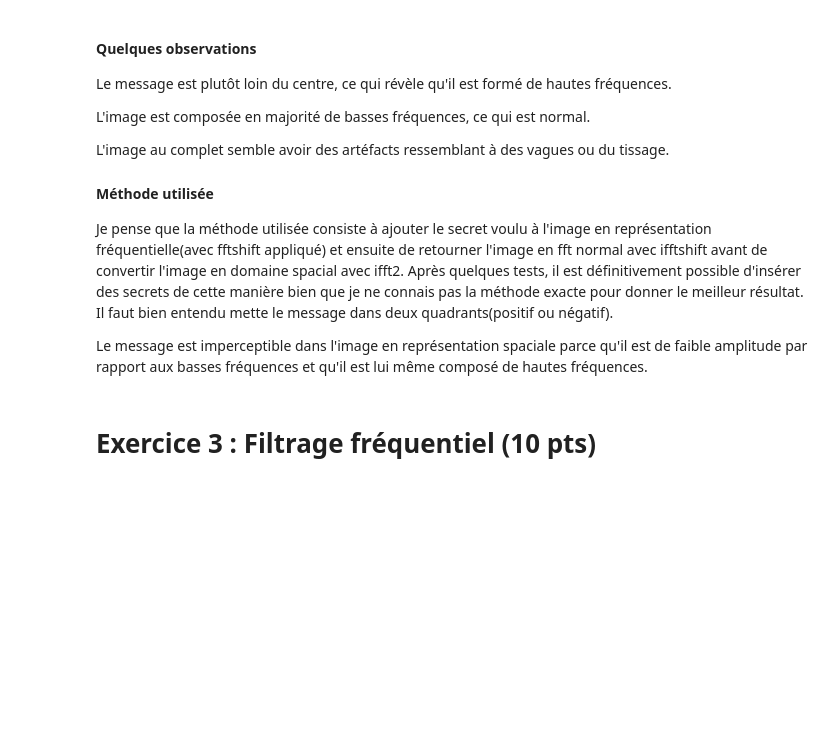
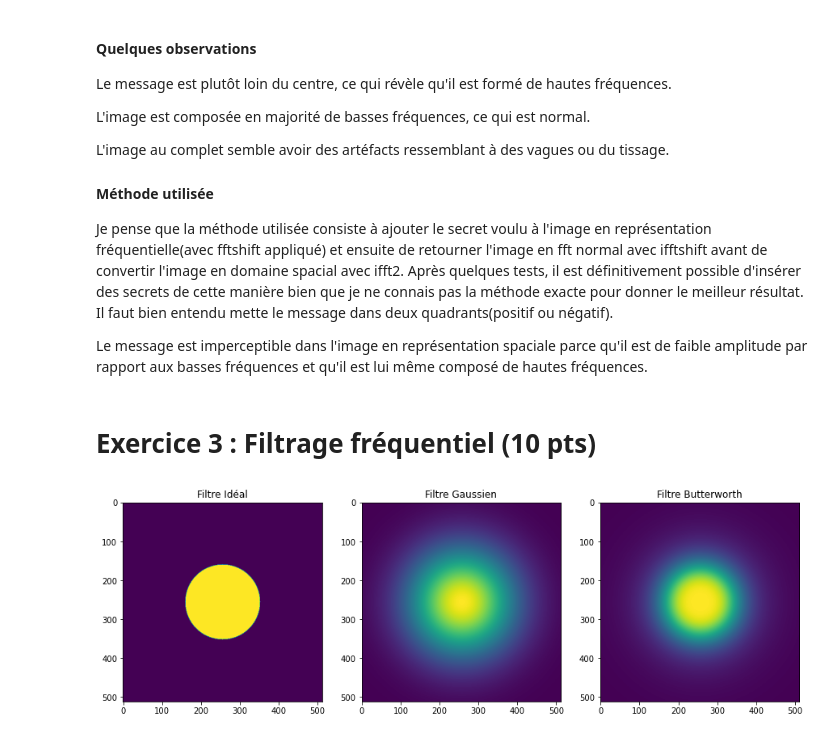
Before and after one commit to RaphaelJ-S/inf600f, a Jupyter notebook: tp/tp2/data/tp2.ipynb, the cells around one changed output. Saved outputs shown, nothing was run; the diff lists cells and outputs as text; code cells hidden in the pictures; blank space fills up the shorter version.

```diff
--- a/tp/tp2/data/tp2.ipynb
+++ b/tp/tp2/data/tp2.ipynb
@@ -214,3 +212,22 @@ Le message est imperceptible dans l'image en représentation spaciale parce qu'i
+# %%
+def _func_ideal(P, Q, param):
+    def H(u, v):
+        d = ((u - P/ 2)**2 + (v - Q/2)**2) ** (1/2)
+        return 1 if d <= param else 0
+
+    return H
+# %%
+def _func_gaussian(P, Q, param):
+    def H(u, v):
+        d = ((u - P/ 2)**2 + (v - Q/2)**2) ** (1/2)
+        return np.exp((-d**2) / (2*param**2))
+    return H
+# %%
+def _func_butterworth(P, Q, param):
+    def H(u,v):
+        d = ((u - P/ 2)**2 + (v - Q/2)**2) ** (1/2)
+        return 1 / (1 + (d / param[0])**(2*param[1]))
+    return H
 # %%
 def lpFilterTF(type, P, Q, param):
     """Crée un filtre passe bas fréquentiel
@@ -237,0 +275,35 @@ def lpFilterTF(type, P, Q, param):
+# %%
+ideale = lpFilterTF("ideal", 512, 512, 96.0)
+
+gaussian = lpFilterTF("gaussian", 512, 512, 96.0)
+
+butter = lpFilterTF("butterworth", 512, 512, [96.0, 2])
+
+filtreI = np.zeros((512,512))
+for x in range(filtreI.shape[0]):
+    for y in range(filtreI.shape[1]):
+        filtreI[x,y] = ideale(x,y)
+
+filtreG = np.zeros((512,512))
+for x in range(filtreG.shape[0]):
+    for y in range(filtreG.shape[1]):
+        filtreG[x,y] = gaussian(x,y)
+
+filtreB = np.zeros((512,512))
+for x in range(filtreB.shape[0]):
+    for y in range(filtreB.shape[1]):
+        filtreB[x,y] = butter(x,y)
+
+plt.figure(figsize=(15,15))
+plt.subplot(131)
+plt.title("Filtre Idéal")
+plt.imshow(filtreI)
+plt.subplot(132)
+plt.title("Filtre Gaussien")
+plt.imshow(filtreG)
+plt.subplot(133)
+plt.title("Filtre Butterworth")
+plt.imshow(filtreB)
+plt.show()
+# %% [output]
+[figure, added]
```
Also changed, not shown: parts of 5 cells of this notebook.
